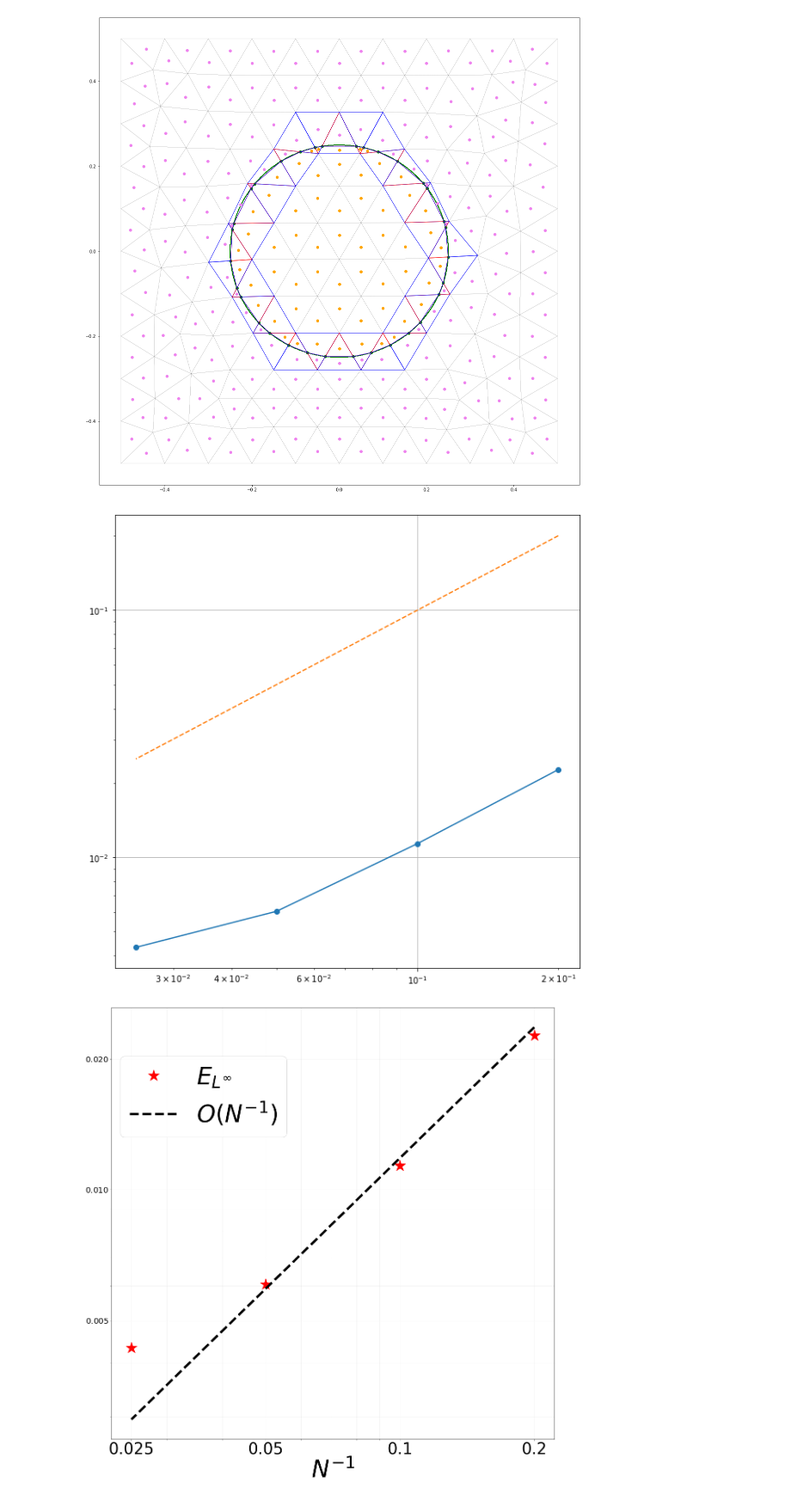
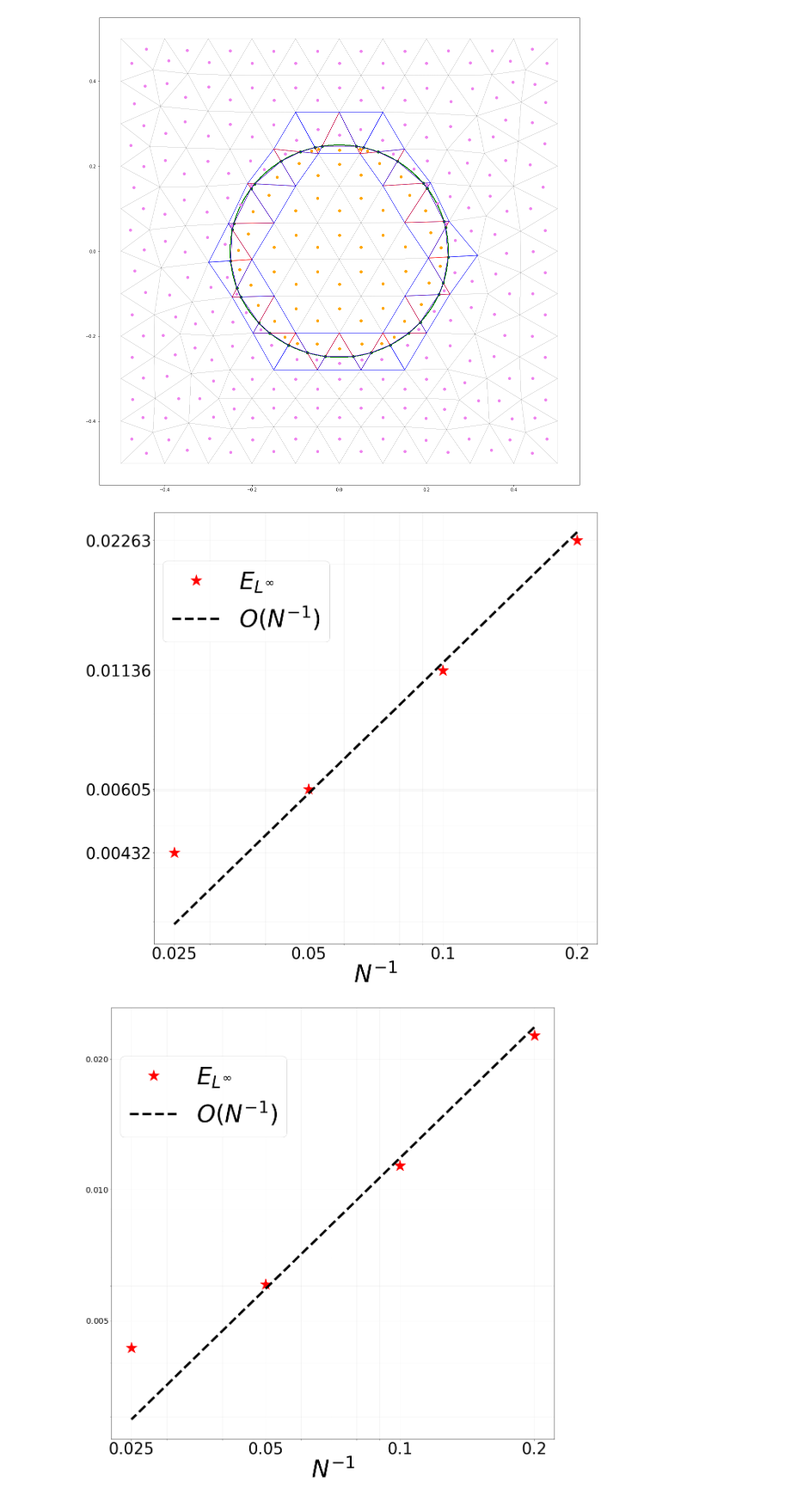
Before and after one commit to aurelio-spadotto/notebooks, a Jupyter notebook: brokenmesh_convergence.ipynb, the cells around one changed output. Shown at 86% size. Cells and saved outputs as stored; diff of their text form; code cells hidden in the pictures.

```diff
--- a/brokenmesh_convergence.ipynb
+++ b/brokenmesh_convergence.ipynb
@@ -102,18 +102,48 @@ for (i,N) in enumerate (size_list):
 # %%
 legend_size = 60
 label_size = 40
 fig_size = 20
 line_width = 6
 axis_name_size = 60
 marker_size = 30
 
-fig,ax = plt.subplots(figsize=(10,10))
+fig,ax = plt.subplots(figsize=(fig_size,fig_size))
 h = [1/N for N in size_list]
-ax.loglog(h,errors, marker = 'o')
-ax.loglog(h,h/err, linestyle='--')
+
+ax.loglog(h,errors, '*', label="$E_{L^\infty}$", markersize = marker_size, color="red")
+ax.loglog(h,h/np.mean(h)*np.mean(errors),'--', label="$O(N^{-1})$", color="black", linewidth= line_width )
+
+
+# Customize tick formatting
+#plt.gca().xaxis.set_major_formatter(plt.ScalarFormatter())
+plt.gca().xaxis.set_major_locator(ticker.FixedLocator(h))
+plt.gca().xaxis.set_minor_formatter(NullFormatter())
+plt.gca().yaxis.set_major_formatter(plt.ScalarFormatter())
+plt.gca().yaxis.set_minor_formatter(NullFormatter())
+
+# Set the ticks at each data point
+plt.xticks(h,h)
+plt.yticks(errors)
+
+#ax.get_xaxis().get_major_formatter().labelOnlyBase = False
+ax.tick_params(axis='x', which='both', labelsize=label_size)
+ax.tick_params(axis='y', which='both', labelsize=label_size)
+ax.set_xticks(h)
+
+#grid
+ax.grid(alpha=0.2,which='both')
+
+# legend and axis label
+legend = ax.legend(prop={'size': legend_size},loc=(0.02,0.7) )
+ax.set_xlabel('$N^{-1}$',fontsize=axis_name_size)
+#ax.set_ylabel('$$',fontsize=axis_name_size)
+# tick setting
+
+#plt.show()
+plt.savefig('L0_convergence.png')
 ax.grid('on')
 # %% [output]
-[figure, old version]
+[figure, new version]
 # %%
 legend_size = 60
 label_size = 40
```
